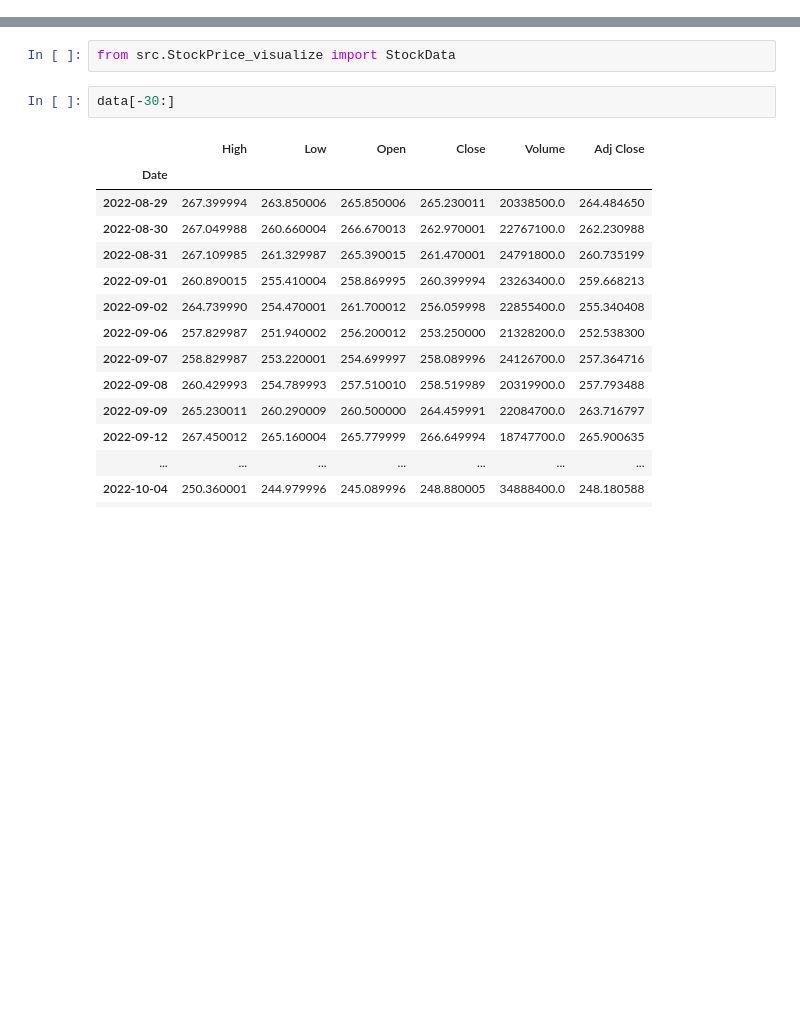
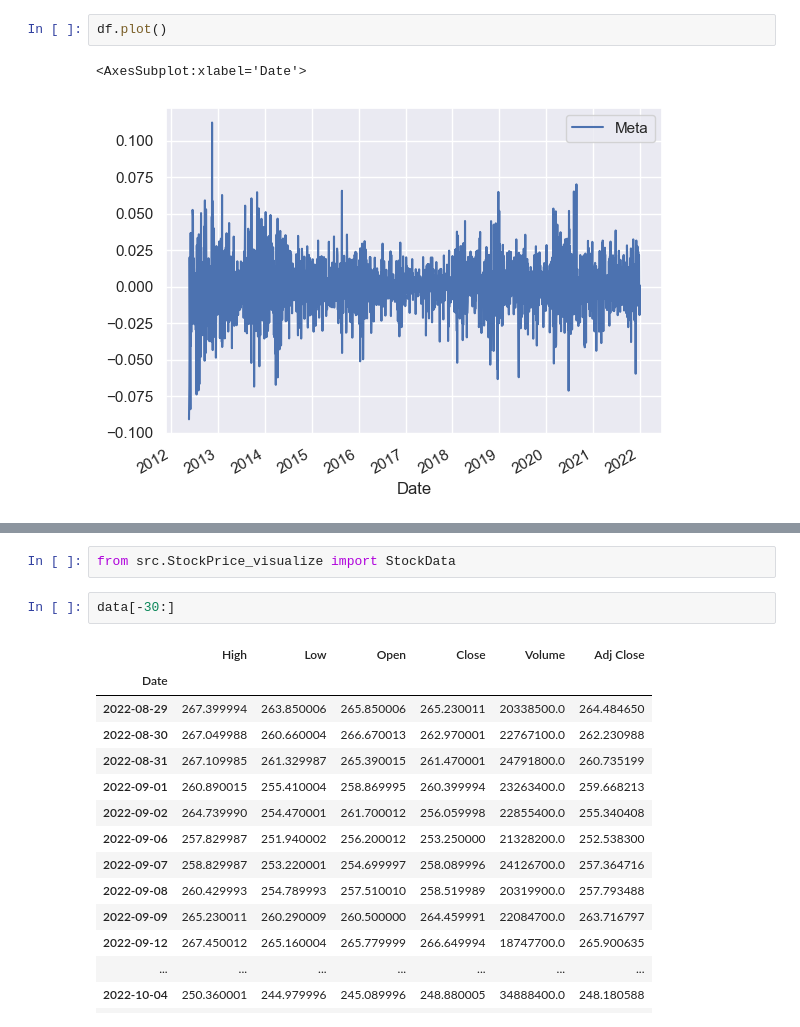
Before and after one commit to Ko2259/StockPrice, a Jupyter notebook: StockPrice/1.ipynb, the cells around one changed output, grey strips where cells are left out. Saved outputs shown, nothing was run; the diff lists cells and outputs as text; blank space fills up the shorter version.

```diff
--- a/StockPrice/1.ipynb
+++ b/StockPrice/1.ipynb
@@ -234,0 +123,5 @@ data.price_plot()
+# %%
+df.plot()
+# %% [output]
+<AxesSubplot:xlabel='Date'>
+[figure, added]
```
Also changed, not shown: parts of 23 cells of this notebook, 7 other files.
